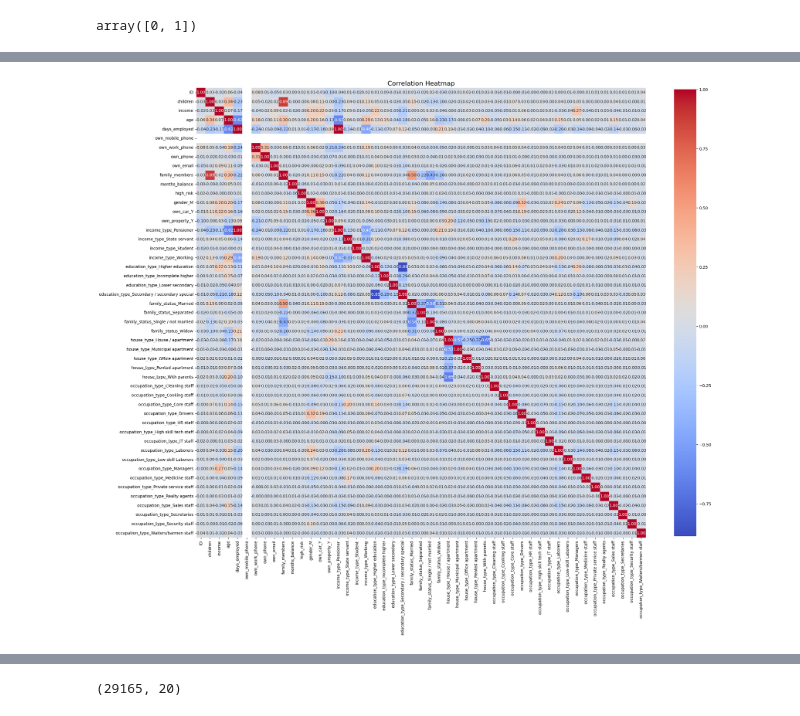
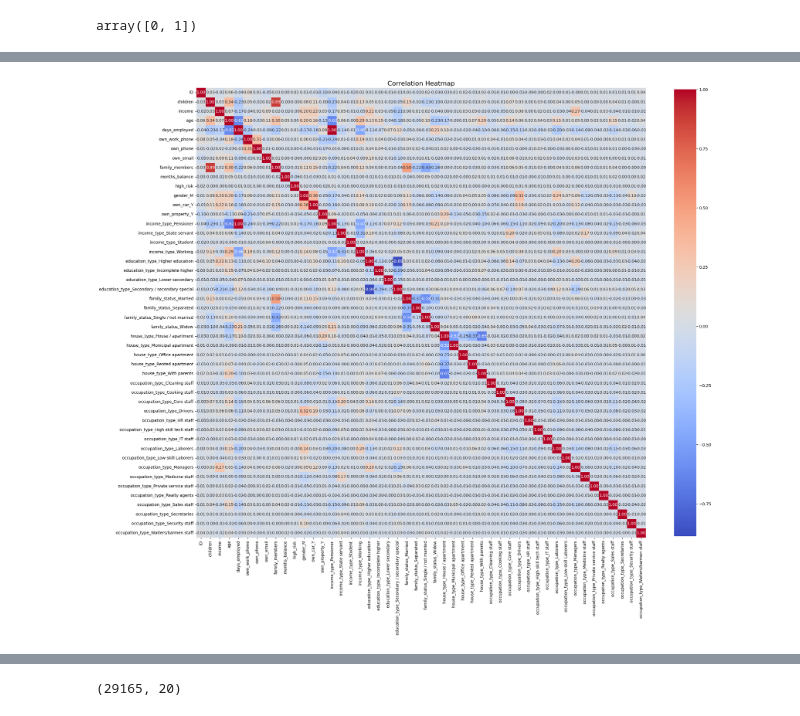
Before and after one commit to JoaquinOjedaDev/Credit_Approval, a Jupyter notebook: predictions/pythonfinal.ipynb, the cells around one changed output, grey strips where cells are left out. Cells and saved outputs as stored; diff of their text form; code cells hidden in the pictures.

```diff
--- a/predictions/pythonfinal.ipynb
+++ b/predictions/pythonfinal.ipynb
@@ -546,27 +530,30 @@ dtypes: float64(3), int64(9), object(8)
 memory usage: 5.6+ MB
 # %%
 #hago un heatmap de correlacion de las variables
+# %%
+# creo un dataframe temporal para visualizar el heatmap sin el unico valor de "own_mobile_phone"(aparece fila y columna vacia)
+df_temp = df.drop(columns=["own_mobile_phone"])
 # %%
 # Convert categorical variables to numerical using one-hot encoding
-df_heatmap = pd.get_dummies(df, drop_first = True)
+df_heatmap = pd.get_dummies(df_temp, drop_first = True)
 
 df_heatmap.describe(include="all")
 # Calculate the correlation heatmap
 correlation_heatmap = df_heatmap.corr()
 
 # Set up the matplotlib figure
 plt.figure(figsize=(25, 25))
 
 # Create a heatmap
 sns.heatmap(correlation_heatmap, annot = True, fmt = ".2f", cmap = "coolwarm", square = True, cbar_kws = {"shrink": .8})
 
 # Set the title
 plt.title("Correlation Heatmap", fontsize = 16)
 
 # Show the plot
 plt.show()
 # %% [output]
-[figure, old version]
+[figure, new version]
 # %%
 # la variable own_mobile_phone al ser unica, tiene un espacio vacio, por lo que se eliminara al final
 # %%
```
Also changed, not shown: parts of 20 cells of this notebook.
